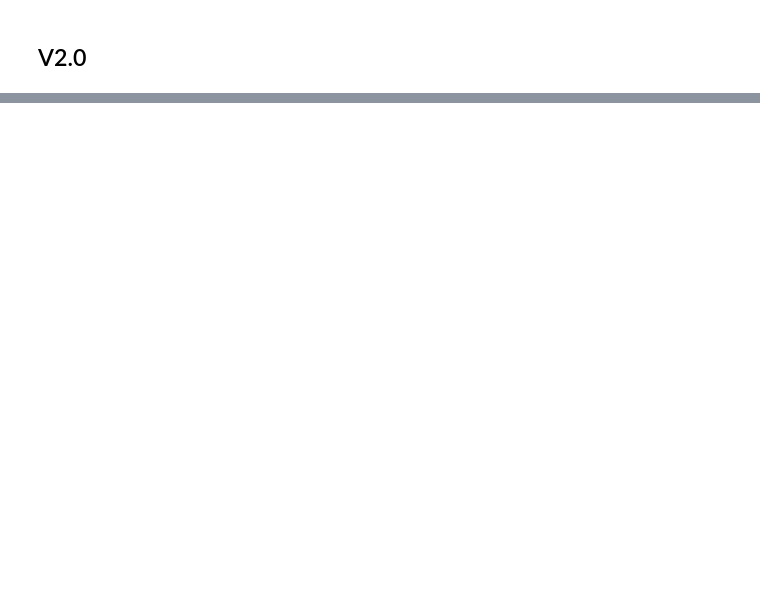
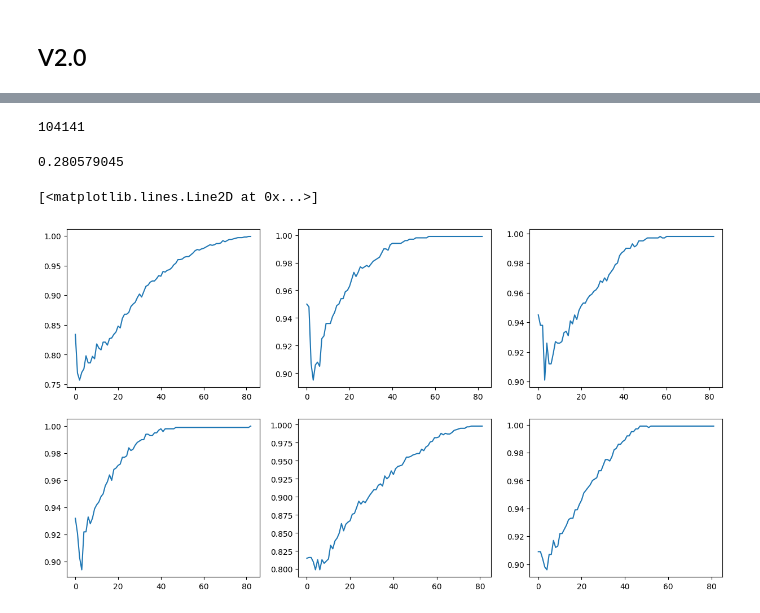
Before and after one commit to Mattizza/CompInt2324, a Jupyter notebook: Lab_3/lab9.ipynb, the cells around one changed output, grey strips where cells are left out. Saved outputs shown, nothing was run; the diff lists cells and outputs as text; code cells hidden in the pictures; blank space fills up the shorter version.

Commit message:
added islands, reached goal

```diff
--- a/Lab_3/lab9.ipynb
+++ b/Lab_3/lab9.ipynb
@@ -26,7 +26,7 @@ import matplotlib.pyplot as plt
 # %%
 fitness = lab9_lib.make_problem(2)
 for n in range(10):
-    ind = choices([0, 1], k=50)
+    ind = choices([0, 1], k=30)
     print(f"{''.join(str(g) for g in ind)}: {fitness(ind):.2%}")
 
 print(fitness.calls)
@@ -123,12 +151,14 @@ parents = roulette_selection(TOP_K, pop, [fitness(ind) for ind in pop])
 
 for _ in range(N_GENERATIONS):
 
-    recombinated_offsprings = map(one_cut_xover, parents)
+    # recombinated_offsprings = map(one_cut_xover, parents)
+    recombinated_offsprings = map(uniform_xover, parents)
     mutated_offsprings = np.array(list(map(mutate_bit, recombinated_offsprings)))
     fit = np.array(list(map(fitness, mutated_offsprings)))
-    survived = mutated_offsprings[np.argsort(fit) < POP_SIZE]
+    survived = mutated_offsprings[np.argsort(fit)[-POP_SIZE:]]
     if (fit > 0.95).any():
         break
+
     parents = roulette_selection(TOP_K, survived, [fitness(ind) for ind in survived])
     print(_)
 # %% [output]
@@ -281,17 +316,21 @@ plt.plot(range(len(avg_fit)), avg_fit)
 # %% [markdown]
 ## V2.0
 # %%
-N_ISLANDS = 5           # Number of different populations
-POP_SIZE = 100          # Number of parents
-N_OFFSPRINGS = 300      # Number of children
-N_GENERATIONS = 10000   # Number of generations
-TOP_K = 30              # Number of parents from which generating the offsprings
-EPOCH = 50              # Number of generation to reintroduce the best fitting.
+POP_SIZE = 30           # Number of parents
+N_OFFSPRINGS = 50       # Number of children
+N_GENERATIONS = 300     # Number of generations
+TOP_K = 10              # Number of parents from which generating the offsprings
+EPOCH = 10              # Number of generation to reintroduce the best fitting
+N_CHAMPIONS = 12        # Number of champions that will rest in the Valhalla
+SIZE = 1000             # Size of the genome
+P_MUTATION = 0.1       # Probability of a mutation
+N_ISLANDS = 6
+N_MIGRANTS = 3
 
-globe = {f'island{k}' : [] for k in range(N_ISLANDS)}
+fitness = lab9_lib.make_problem(1)
+
+globe = {f'island{k}' : {'pop' : []} for k in range(N_ISLANDS)}
 
 for n in range(N_ISLANDS):
     for _ in range(POP_SIZE):
-        globe[f'island{n}'].append(choices([0, 1], k=30))
-
-italy = globe['island0']
+        globe[f'island{n}']['pop'].append(choices([0, 1], k=SIZE, weights = np.random.random(size = 2)))
@@ -309,0 +416,20 @@ def mutate_bits(individual : list) -> list:
+# %%
+fitness.calls
+# %% [output]
+104141
+# %%
+globe['island5']['fit_god']
+# %% [output]
+0.280579045
+# %%
+fig, ax = plt.subplots(nrows=2, ncols=3, figsize = (15, 8))
+
+ax[0, 0].plot(globe['island0']['max_fit'])
+ax[0, 1].plot(globe['island1']['max_fit'])
+ax[0, 2].plot(globe['island2']['max_fit'])
+ax[1, 0].plot(globe['island3']['max_fit'])
+ax[1, 1].plot(globe['island4']['max_fit'])
+ax[1, 2].plot(globe['island5']['max_fit'])
+# %% [output]
+[<matplotlib.lines.Line2D at 0x...>]
+[figure, added]
```
Also changed, not shown: parts of 14 cells of this notebook.
